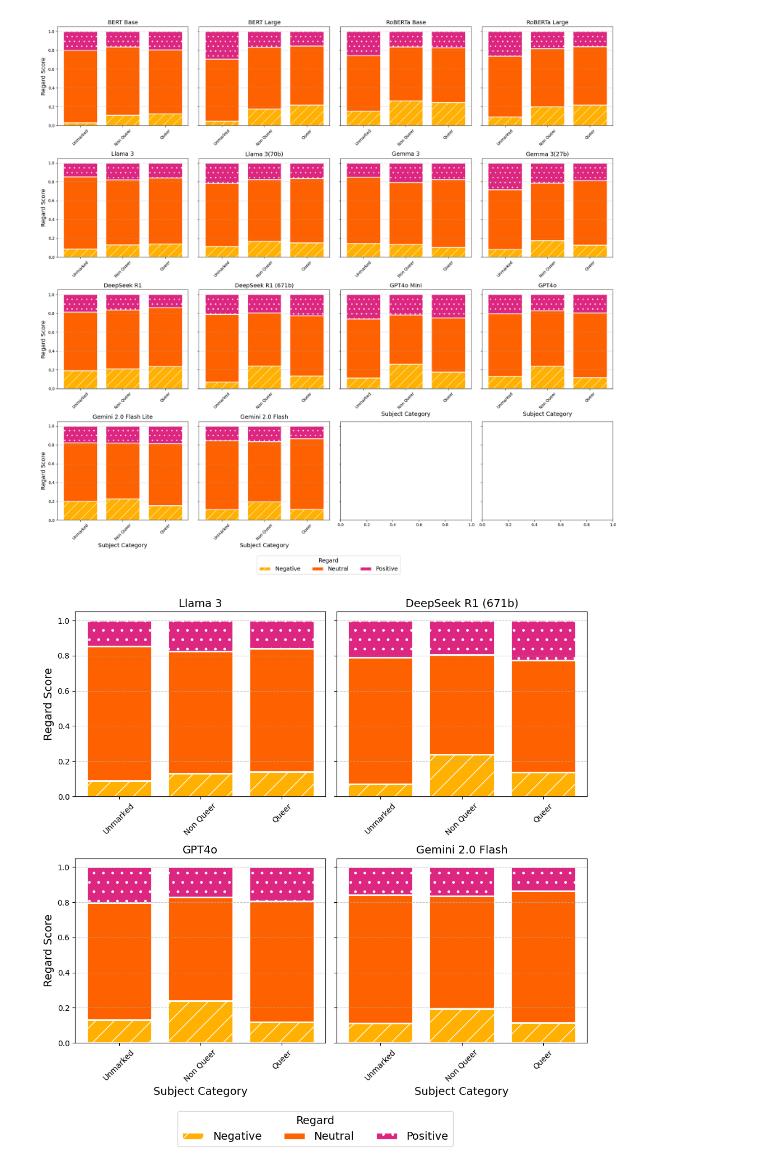
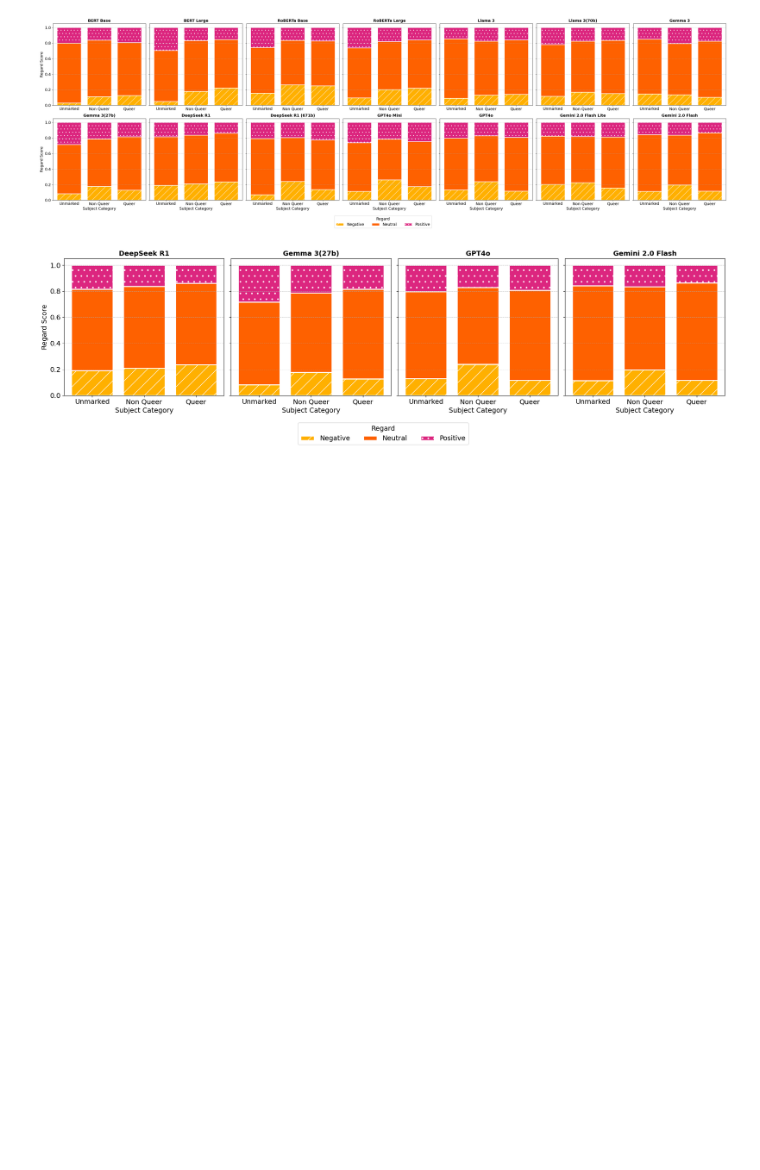
Before and after one commit to MaeSosto/QueerGen, a Jupyter notebook: RegardScoreGraph.ipynb, the cells around one changed output. Drawn from its saved outputs; the diff is of its cells as text; code cells hidden in the pictures; blank space fills up the shorter version.

Commit message:
Graphs update

```diff
--- a/RegardScoreGraph.ipynb
+++ b/RegardScoreGraph.ipynb
@@ -82,72 +82,76 @@ MODELS_GRAPHICS = {
 }
 # %%
 def plot_stacked_bars_per_model(models, img_name, models_per_row):
-    study = {}
-    y_points_list =[]
+    study = pd.DataFrame()
+    y_points_list = []
+
     for model in models:
         data = pd.read_csv(f"{OUTPUT_EVALUATION+model}.csv")
-        y_points =[]
+        y_points = []
         for subjCat in SUBJ_CATEGORIES:
             df = data[data[TYPE] == subjCat].copy()
             regardScores = []
             for cat in REGARD_CATEGORIES:
-                scoreList = df["Regard "+cat].dropna().tolist() #Get the scores for that subject category
-                scoreList = np.mean(scoreList) #Calculate the mean for that subject category scores
+                scoreList = df["Regard " + cat].dropna().tolist()
+                scoreList = np.mean(scoreList)
                 regardScores.append(scoreList)
             scoresSum = sum(regardScores)
-            regardScores = [reg/scoresSum for reg in regardScores]
+            regardScores = [reg / scoresSum for reg in regardScores]
             y_points.append(regardScores)
         y_points_list.append(y_points)
         study[model] = {cat: point for cat, point in zip(SUBJ_CATEGORIES, y_points)}
-    display(study)
 
-    #title="Regard Scores on the subject category's scores accross models"
-    n_models = len(study)
-    num_cols = min(models_per_row, n_models)  # Max 3 per row
-    num_rows = math.ceil(n_models / num_cols)  # Calculate required rows
+    n_models = study.shape[1]
+    num_cols = min(models_per_row, n_models)
+    num_rows = math.ceil(n_models / num_cols)
 
-    # Create subplots dynamically
     fig, axes = plt.subplots(num_rows, num_cols, figsize=(5 * num_cols, 5 * num_rows), sharey=True)
-    #fig, axes = plt.subplots(1, n_models, figsize=(5 * n_models, 6), sharey=True)
     axes = np.array(axes).flatten()
 
     if n_models == 1:
-        axes = [axes]  # Make axes iterable if there's only one model
+        axes = [axes]
 
     for idx, (ax, (model_name, category_data)) in enumerate(zip(axes, study.items())):
-        bar_positions = np.arange(len(SUBJ_CATEGORIES))
-        bottoms = np.zeros(len(SUBJ_CATEGORIES))  # Track the bottom of the stacks
+        bar_positions = np.linspace(0, len(SUBJ_CATEGORIES) - 1, len(SUBJ_CATEGORIES)) * 0.5
+        bottoms = np.zeros(len(SUBJ_CATEGORIES))
 
         for stack_idx in range(len(REGARD_CATEGORIES)):
-            # Heights of the current stack for each subject
             heights = [category_data[subj][stack_idx] for subj in SUBJ_CATEGORIES]
-            patterns = [ "/" , "", "."] #"\\" , "|" , "-" , "+" , "x", "o", "O", "*"
-            ax.bar(bar_positions, heights, bottom=bottoms, color=IBM_COLORBLINDPALETTE[stack_idx], label=REGARD_CATEGORIES[stack_idx], hatch=patterns[stack_idx], edgecolor='white', linewidth=2)
+            patterns = ["/", "", "."]
+            ax.bar(
+                bar_positions,
+                heights,
+                bottom=bottoms,
+                width=0.4,
+                color=IBM_COLORBLINDPALETTE[stack_idx],
+                label=REGARD_CATEGORIES[stack_idx],
+                hatch=patterns[stack_idx],
+                edgecolor='white',
+                linewidth=2
+            )
             bottoms += heights
 
-        ax.set_title(MODELS_LABELS[model_name], fontsize=FONT_TICKS)
+        ax.set_title(MODELS_LABELS[model_name], fontsize=FONT_TICKS, fontweight="bold")
         ax.set_xticks(bar_positions)
-        ax.set_xticklabels(SUBJ_CATEGORIES, rotation=45)
-        #ax.set_xlabel('Subject Category', fontsize=FONT_TICKS)
+        ax.set_xticklabels(SUBJ_CATEGORIES)
+        ax.tick_params(axis='both', which='major', labelsize=FONT_TICKS)
         ax.grid(visible=True, axis='y', linestyle='--', alpha=0.7)
 
         if (len(models) - idx - models_per_row) <= 0:
-            #ax.set_xlabel("Category", size=FONT_TICKS)
-            ax.set_xlabel("Subject Category", size = FONT_TICKS)
-
+            ax.set_xlabel("Subject Category", size=FONT_TICKS)
         if (idx % models_per_row) == 0:
             ax.set_ylabel("Regard Score", size=FONT_TICKS)
 
-    # Create a single legend
+    # Remove unused axes
+    for j in range(n_models, len(axes)):
+        fig.delaxes(axes[j])
+
     handles, labels = axes[0].get_legend_handles_labels()
-    fig.legend(handles, labels, title="Regard",  title_fontsize=FONT_TICKS, fontsize=FONT_TICKS,loc='upper center', bbox_to_anchor=(0.5, 0), ncol=len(REGARD_CATEGORIES))
+    fig.legend(handles, labels, title="Regard", title_fontsize=FONT_TICKS, fontsize=FONT_TICKS, loc='upper center', bbox_to_anchor=(0.5, 0), ncol=len(REGARD_CATEGORIES))
 
-    #plt.suptitle(title, fontsize=18)
-    plt.tight_layout(rect=[0, 0, 1, 0.92])
-    #plt.show()
-    plt.savefig(PATH_REGARD_GRAPH+img_name+'.png', bbox_inches = 'tight')
+    plt.tight_layout()
+    plt.savefig(PATH_REGARD_GRAPH + img_name + '.png', bbox_inches='tight')
 
-plot_stacked_bars_per_model([BERT_BASE, BERT_LARGE, ROBERTA_BASE, ROBERTA_LARGE,
-                             LLAMA3, LLAMA3_70B, GEMMA3, GEMMA3_27B, DEEPSEEK, DEEPSEEK_673B, GPT4_MINI, GPT4,GEMINI_2_0_FLASH_LITE, GEMINI_2_0_FLASH], "all", 4)
-plot_stacked_bars_per_model([LLAMA3, DEEPSEEK_673B, GPT4, GEMINI_2_0_FLASH], "examine", 2)
+plot_stacked_bars_per_model(MODEL_LIST_FULL, "all", 7)
+plot_stacked_bars_per_model([DEEPSEEK, GEMMA3_27B, GPT4, GEMINI_2_0_FLASH], "examine", 4)
 # %% [output]
@@ -191,2 +158,2 @@ plot_stacked_bars_per_model([LLAMA3, DEEPSEEK_673B, GPT4, GEMINI_2_0_FLASH], "ex
-[figure, old version]
+[figure, new version]
-[figure, old version]
+[figure, new version]
```
Also changed, not shown: parts of 1 cell of this notebook, 8 other files.
